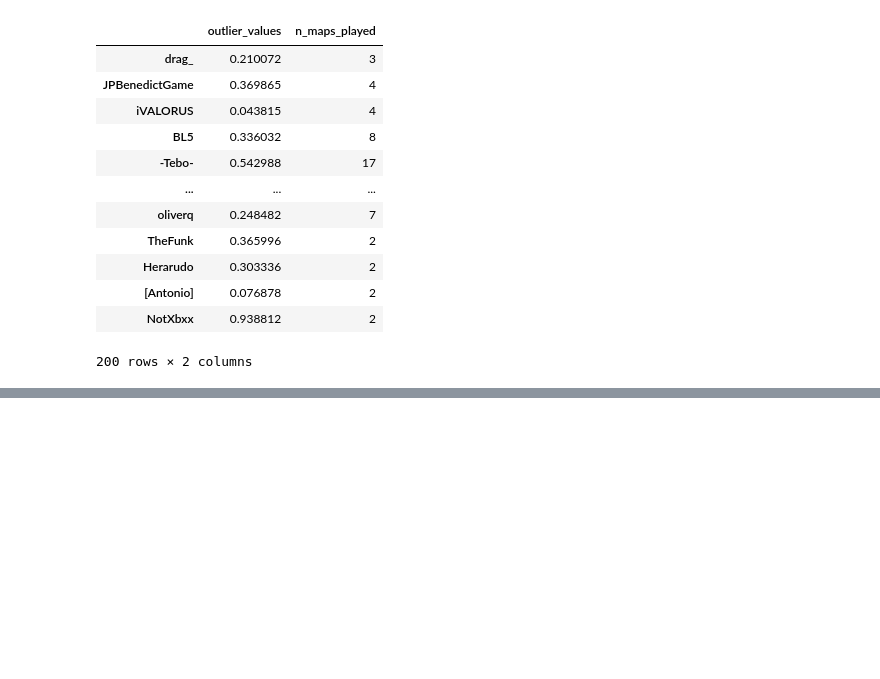
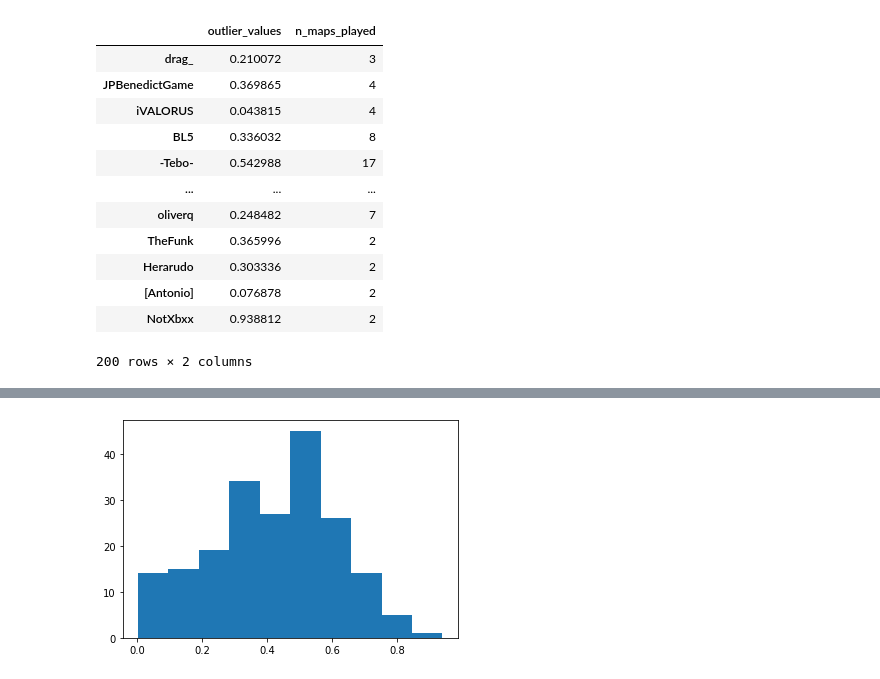
Before and after one commit to 4digitmwc/4dmanalysis, a Jupyter notebook: averagepercent_detection.ipynb, the cells around one changed output, grey strips where cells are left out. Saved outputs shown, nothing was run; the diff lists cells and outputs as text; code cells hidden in the pictures; blank space fills up the shorter version.

```diff
--- a/averagepercent_detection.ipynb
+++ b/averagepercent_detection.ipynb
@@ -108,0 +109,5 @@ df.sort_values(by='adjusted_ol_values', ascending=False).head(15)
+# %%
+plt.hist(df['outlier_values'])
+plt.show()
+# %% [output]
+[figure, added]
```
Also changed, not shown: parts of 3 cells of this notebook.
